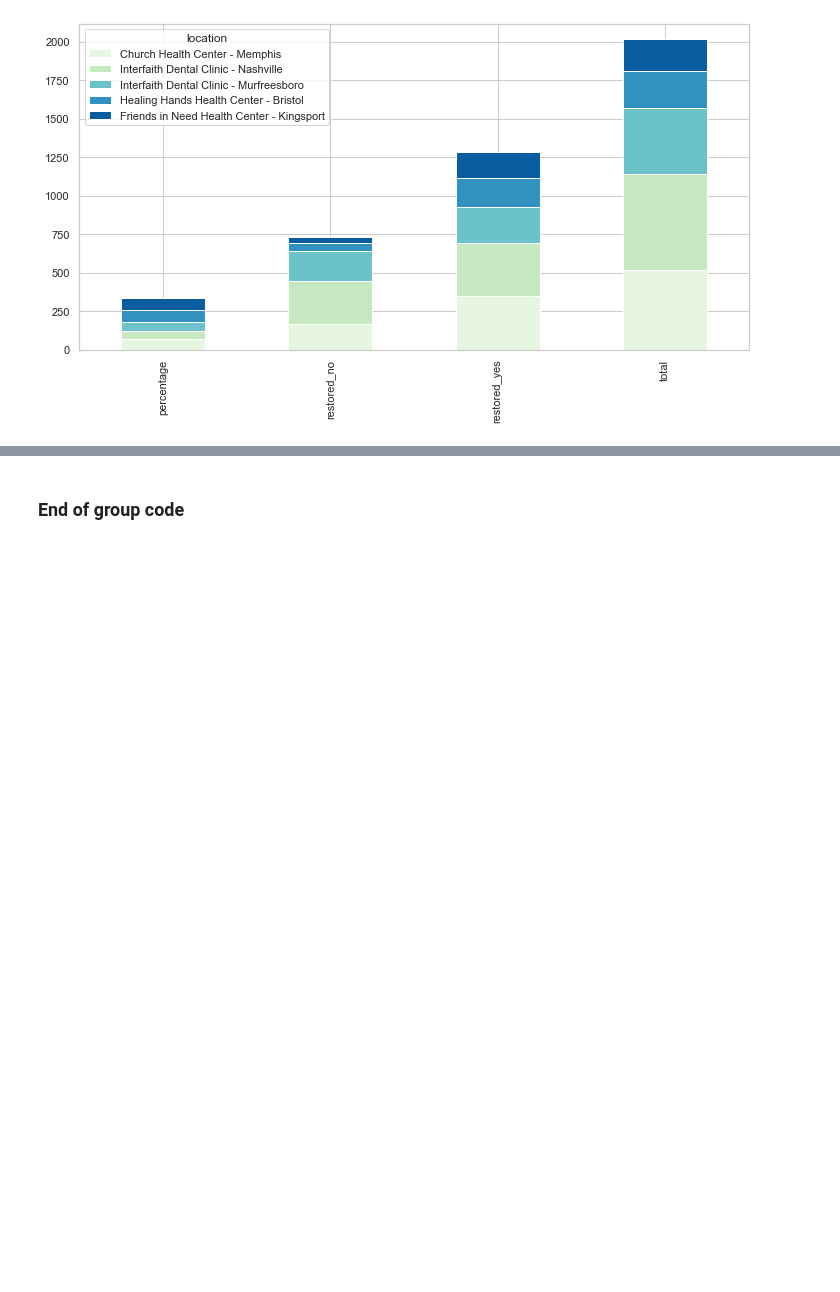
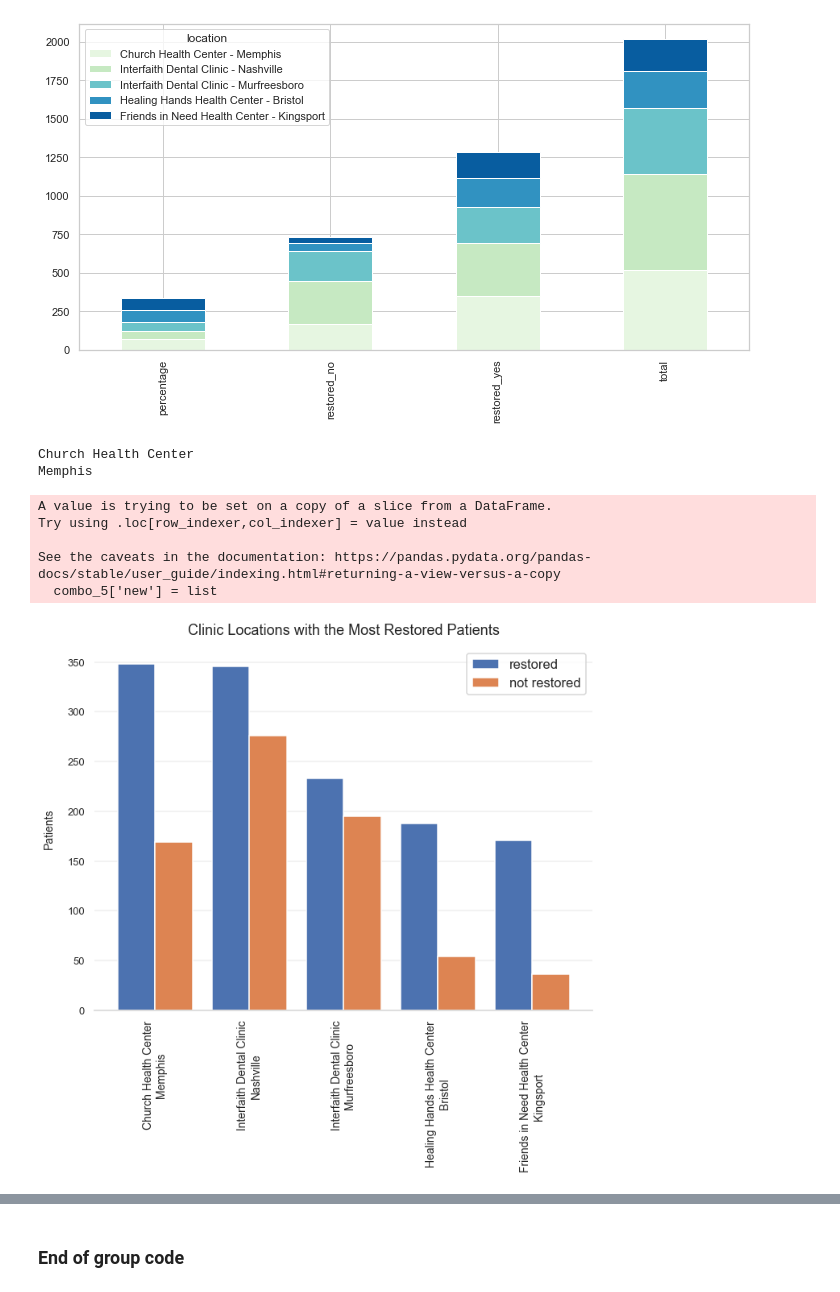
Before and after one commit to bsfcs/smile-on-aquaman, a Jupyter notebook: notebooks/eda-of-smile-on-data.ipynb, the cells around one changed output, grey strips where cells are left out. Drawn from its saved outputs; the diff is of its cells as text; code cells hidden in the pictures; blank space fills up the shorter version.

Commit message:
added graph

```diff
--- a/notebooks/eda-of-smile-on-data.ipynb
+++ b/notebooks/eda-of-smile-on-data.ipynb
@@ -238,3 +220,8 @@ combo_5.set_index('location')\
 # %% [output]
 <AxesSubplot:>
 [figure]
+# %%
+print(re.sub(' - ', '\n', 'Church Health Center - Memphis'))
+# %% [output]
+Church Health Center
+Memphis
@@ -241,2 +232,60 @@ combo_5.set_index('location')\
+# %%
+combo_5['new'] = list
+# %% [output]
+A value is trying to be set on a copy of a slice from a DataFrame.
+Try using .loc[row_indexer,col_indexer] = value instead
+
+See the caveats in the documentation: https://pandas.pydata.org/pandas-docs/stable/user_guide/indexing.html#returning-a-view-versus-a-copy
+  combo_5['new'] = list
+# %%
+# Use Seaborn's context settings to make fonts larger.
+sns.set_context('talk')
+
+# Create a grouped bar chart, with location as the x-axis
+# and number of patients as the variable we're grouping on so there
+# are two bars per location.
+fig, ax = plt.subplots(figsize=((10, 10)))
+
+# Our x-axis. We basically just want a list
+# of numbers from zero with a value for each
+# of our locations.
+x = np.arange(len(combo_5['new'].unique()))
+
+# Define bar width. We need this to offset the second bar.
+bar_width = 0.4
+
+b1 = ax.bar(x, combo_5['restored_yes'],
+            width=bar_width, label='restored')
+# Same thing, but offset the x.
+b2 = ax.bar(x + bar_width, combo_5['restored_no'],
+            width=bar_width, label='not restored')
+
+# Fix the x-axes.
+ax.set_xticks(x + bar_width / 2)
+ax.set_xticklabels(combo_5['new'].unique())
+plt.xticks(rotation=90, fontsize = 14)
+
+# Add legend.
+ax.legend()
+
+# Axis styling.
+ax.spines['top'].set_visible(False)
+ax.spines['right'].set_visible(False)
+ax.spines['left'].set_visible(False)
+ax.spines['bottom'].set_color('#DDDDDD')
+ax.tick_params(bottom=False, left=False)
+ax.set_axisbelow(True)
+ax.yaxis.grid(True, color='#EEEEEE')
+ax.xaxis.grid(False)
+
+# Add axis and chart labels.
+#ax.set_xlabel('Location', labelpad=15, fontsize=12)
+ax.set_ylabel('Patients', labelpad=15, fontsize=14)
+plt.yticks(fontsize=13)
+ax.set_title('Clinic Locations with the Most Restored Patients', pad=15)
+
+fig.tight_layout()
+# %% [output]
+[figure, added]
 # %%
 patients_restored['Treatment Plan - Was the enrollee able to be restored to function'].value_counts()
```
Also changed, not shown: parts of 18 cells of this notebook.
